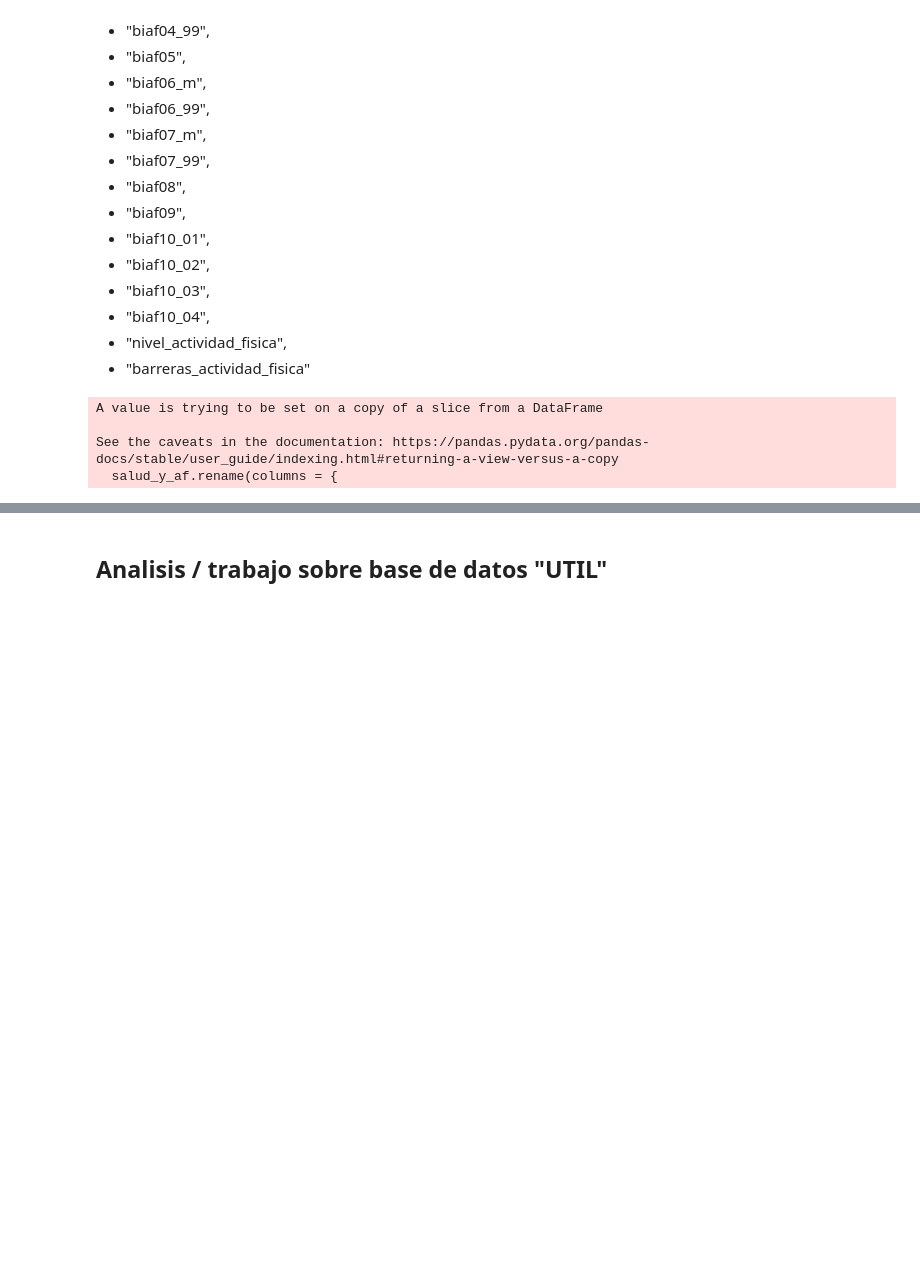
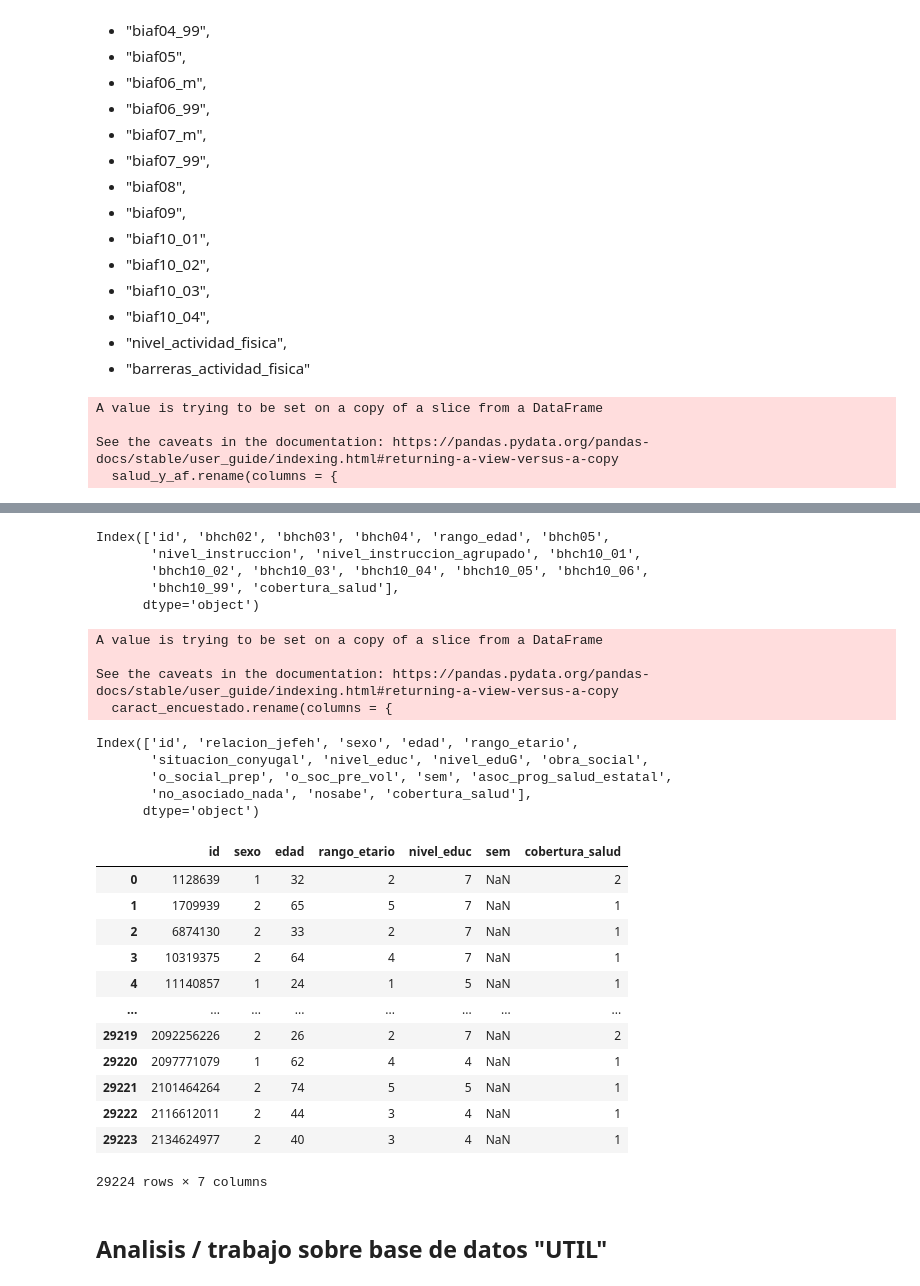
Before and after one commit to Data-Science-YPF/factores_riesgo, a Jupyter notebook: analisisBD.ipynb, the cells around one changed output, grey strips where cells are left out. Cells and saved outputs as stored; diff of their text form; code cells hidden in the pictures; blank space fills up the shorter version.

Commit message:
agregado caracteristicas encuestado
Para hacer los graficos

```diff
--- a/analisisBD.ipynb
+++ b/analisisBD.ipynb
@@ -399,3 +521,62 @@ Index(['id', 'salud_actual', 'nivel_de_movilidad',
+# %%
+# tabla aparte
+caract_encuestado = friesgo_2018.iloc[:, [0] + list(range(51,66))]
+caract_encuestado.columns
+# %% [output]
+Index(['id', 'bhch02', 'bhch03', 'bhch04', 'rango_edad', 'bhch05',
+       'nivel_instruccion', 'nivel_instruccion_agrupado', 'bhch10_01',
+       'bhch10_02', 'bhch10_03', 'bhch10_04', 'bhch10_05', 'bhch10_06',
+       'bhch10_99', 'cobertura_salud'],
+      dtype='object')
+# %%
+# Renombro
+caract_encuestado.rename(columns = {
+    'bhch02': 'relacion_jefeh',
+    'bhch03': 'sexo',
+    'bhch04': 'edad',
+    'rango_edad': 'rango_etario',
+    'bhch05': 'situacion_conyugal',
+    'nivel_instruccion': 'nivel_educ',
+    'nivel_instruccion_agrupado': 'nivel_eduG',
+    'bhch10_01': 'obra_social',
+    'bhch10_02': 'o_social_prep',
+    'bhch10_03': 'o_soc_pre_vol',
+    'bhch10_04': 'sem',
+    'bhch10_05': 'asoc_prog_salud_estatal',
+    'bhch10_06': 'no_asociado_nada',
+    'bhch10_99': 'nosabe'
+}, inplace= True)
+# %% [output]
+A value is trying to be set on a copy of a slice from a DataFrame
+
+See the caveats in the documentation: https://pandas.pydata.org/pandas-docs/stable/user_guide/indexing.html#returning-a-view-versus-a-copy
+  caract_encuestado.rename(columns = {
+# %%
+caract_encuestado.columns
+# %% [output]
+Index(['id', 'relacion_jefeh', 'sexo', 'edad', 'rango_etario',
+       'situacion_conyugal', 'nivel_educ', 'nivel_eduG', 'obra_social',
+       'o_social_prep', 'o_soc_pre_vol', 'sem', 'asoc_prog_salud_estatal',
+       'no_asociado_nada', 'nosabe', 'cobertura_salud'],
+      dtype='object')
+# %%
+#Filtro solo las columnas necesarias
+caract_encuest = caract_encuestado[['id', 'sexo', 'edad', 'rango_etario', 'nivel_educ', 'sem', 'cobertura_salud']]
+caract_encuest
+# %% [output]
+|  | id | sexo | edad | rango_etario | nivel_educ | sem | cobertura_salud |
+| 0 | 1128639 | 1 | 32 | 2 | 7 | NaN | 2 |
+| 1 | 1709939 | 2 | 65 | 5 | 7 | NaN | 1 |
+| 2 | 6874130 | 2 | 33 | 2 | 7 | NaN | 1 |
+| 3 | 10319375 | 2 | 64 | 4 | 7 | NaN | 1 |
+| 4 | 11140857 | 1 | 24 | 1 | 5 | NaN | 1 |
+| ... | ... | ... | ... | ... | ... | ... | ... |
+| 29219 | 2092256226 | 2 | 26 | 2 | 7 | NaN | 2 |
+| 29220 | 2097771079 | 1 | 62 | 4 | 4 | NaN | 1 |
+| 29221 | 2101464264 | 2 | 74 | 5 | 5 | NaN | 1 |
+| 29222 | 2116612011 | 2 | 44 | 3 | 4 | NaN | 1 |
+| 29223 | 2134624977 | 2 | 40 | 3 | 4 | NaN | 1 |
+29224 rows × 7 columns
 # %% [markdown]
 ## Analisis / trabajo sobre base de datos "UTIL"
 # %% [markdown]
```
Also changed, not shown: parts of 20 cells of this notebook, 1 other file.
